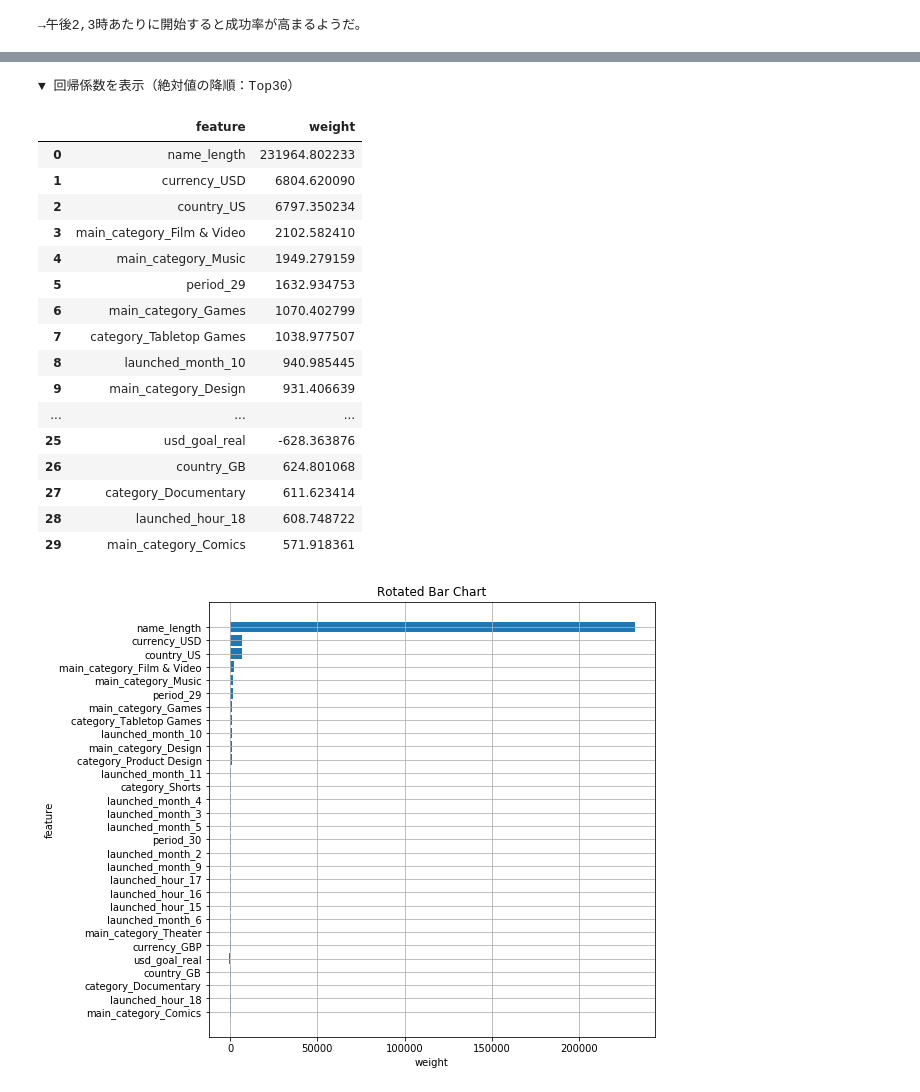
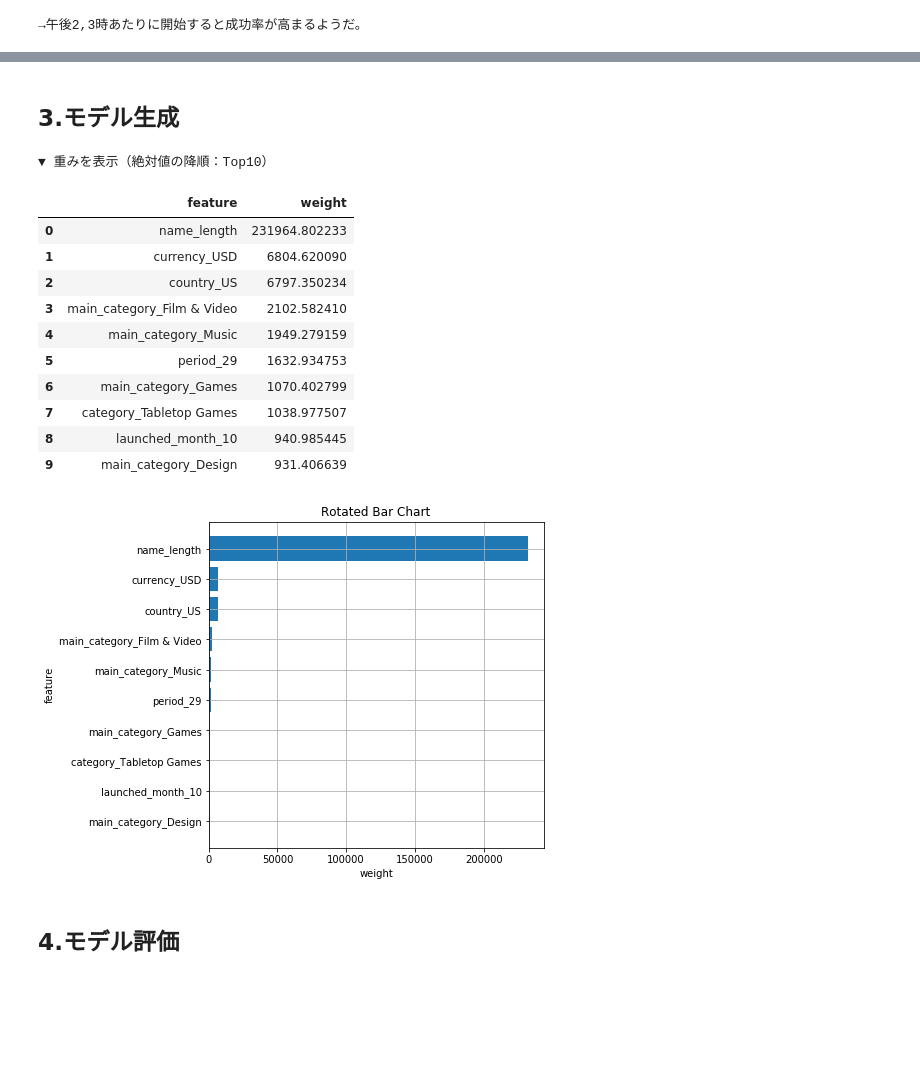
Before and after one commit to arsma12/skillupAI, a Jupyter notebook: Day1_work_長谷川雅代.ipynb, the cells around one changed output, grey strips where cells are left out. Drawn from its saved outputs; the diff is of its cells as text; code cells hidden in the pictures; blank space fills up the shorter version.

```diff
--- a/Day1_work_長谷川雅代.ipynb
+++ b/Day1_work_長谷川雅代.ipynb
@@ -330,13 +361,3 @@ print('→午後2,3時あたりに開始すると成功率が高まるようだ
 ▼ launched_hour別の成功率
 [figure]
 →午後2,3時あたりに開始すると成功率が高まるようだ。
-# %%
-# ------------------------------------------------
-# 2-6.主なカテゴリとカテゴリ
-# ------------------------------------------------
-# main_categoryとcategoryの関係
-print('\n▼ main_categoryとcategory別のカウントと成功率')
-df_category = df[['main_category','category','state']]
-pd.set_option('display.max_rows', 200)
-display(df_category.groupby(['main_category', 'category']).agg(['count','mean']))
-print('→main_categoryとcategoryは別々で考慮したほうが良さそう。')
@@ -421,13 +431,14 @@ print('→成功しやすいcategoryと失敗しやすいcategoryがありそう
 # %%
 # ------------------------------------------------
-# 2-7.currencyとcountry
+# 2-3-5.currencyとcountry
 # ------------------------------------------------
 # currencyとcountryの関係を確認
+print('\n▼ currencyとcountry別のカウントと成功率')
+pd.set_option('display.max_rows', 30)
 df_currency = df[['currency','country','state']]
 display(df_currency.groupby(['currency','country']).agg(['count','mean']))
 
-print('→country=N,0\"について、除外するかどうか検討する。')
-#print("countryのN,0\"の件数")
+print('→country=N,0\"について、除外するかcurrencyから想定できる国にするかどうか検討する。')
 #print(df["country"].where(df['country'] == 'N,0"').value_counts())
 #df = df[(df['country'] != 'N,0"')]
 
@@ -554,12 +560,12 @@ None
+# %% [markdown]
+## 3.モデル生成
 # %%
 # ****************************************************************************
 # ◆ 3.モデル作成
 # ****************************************************************************
-
 # ------------------------------------------------
 # 3-1.モデルを生成して学習する
 # ------------------------------------------------
-
 X = df_dummies.drop('state', axis=1).values # 説明変数
 y = df_dummies['state'].values              # 目的変数
 
@@ -580,52 +586,45 @@ clf.fit(X, y)
 # 結果をリストへ変換
 list_f = list(df_dummies.drop('state', axis=1).columns)
 list_w = np.reshape(clf.coef_[0], -1).tolist()
 
-# ------------------------------------------------
-# 3-1.重みを表示
-# ------------------------------------------------
+# 重みを表示
 list_df = pd.DataFrame(columns=['feature','weight','abs_w'])
 for i, feature in enumerate(list_f):
-    #print(feature.ljust(30, ' ') + "---->   w{:.0f} = {:.3f}".format(i + 1, list_w[i]))
-    list_df = list_df.append( pd.Series([feature,list_w[i],abs(list_w[i])],index=list_df.columns), ignore_index=True)
+    list_df = list_df.append(pd.Series([feature,list_w[i],abs(list_w[i])],index=list_df.columns), ignore_index=True)
 
-# 絶対値の降順ソートトップ30
-print('\n▼ 回帰係数を表示（絶対値の降順：Top30）')
+# 絶対値の降順ソート
+print('\n▼ 重みを表示（絶対値の降順：Top10）')
 list_df = list_df.sort_values('abs_w', ascending=False)
 list_df.reset_index(drop=True,inplace=True)
 list_df = list_df.drop('abs_w', axis=1)
-list_head = list_df.head(30)
-display(list_head)
+list_head = list_df.head(10)
+display(list_df.head(10))
 
-# 重みの大きさをグラフで表示
-plt.figure(figsize=(8, 8))
+# 重みの大きさを横棒グラフで表示
+plt.figure(figsize=(6, 6))
 plt.barh(np.arange(len(list_head['feature']))[::-1], list_head['weight'], align='center')
 plt.yticks(np.arange(len(list_head['feature']))[::-1], list_head['feature'])
 plt.title('Rotated Bar Chart')
 plt.xlabel('weight')
 plt.ylabel('feature')
 plt.grid()
 plt.show()
 # %% [output]
-▼ 回帰係数を表示（絶対値の降順：Top30）
+▼ 重みを表示（絶対値の降順：Top10）
 |  | feature | weight |
 | 0 | name_length | 231964.802233 |
 | 1 | currency_USD | 6804.620090 |
 | 2 | country_US | 6797.350234 |
 | 3 | main_category_Film & Video | 2102.582410 |
 | 4 | main_category_Music | 1949.279159 |
 | 5 | period_29 | 1632.934753 |
 | 6 | main_category_Games | 1070.402799 |
 | 7 | category_Tabletop Games | 1038.977507 |
 | 8 | launched_month_10 | 940.985445 |
 | 9 | main_category_Design | 931.406639 |
-| ... | ... | ... |
-| 25 | usd_goal_real | -628.363876 |
-| 26 | country_GB | 624.801068 |
-| 27 | category_Documentary | 611.623414 |
-| 28 | launched_hour_18 | 608.748722 |
-| 29 | main_category_Comics | 571.918361 |
-[figure, old version]
+[figure, new version]
+# %% [markdown]
+## 4.モデル評価
 # %%
 # ****************************************************************************
 # ◆ 4.モデル評価
```
Also changed, not shown: parts of 25 cells of this notebook.
